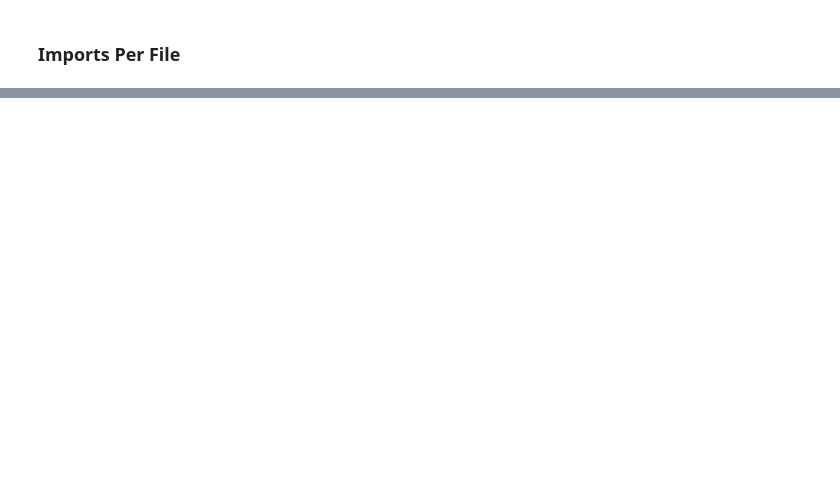
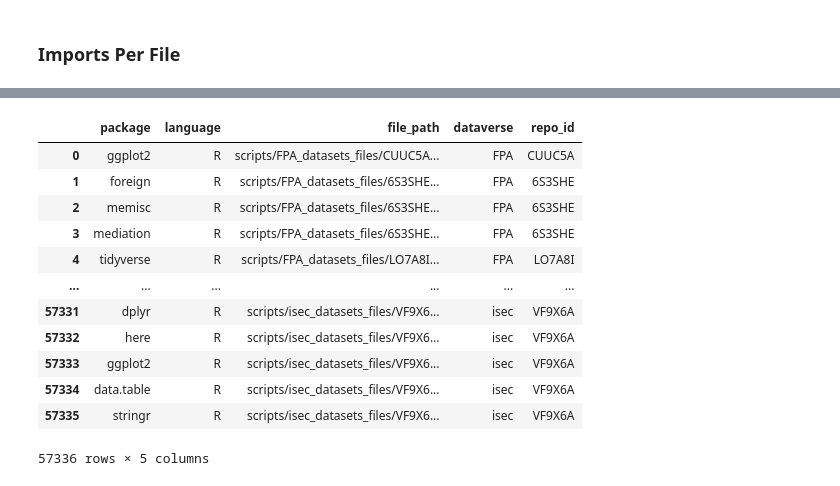
Before and after one commit to recite/softverse, a Jupyter notebook: scripts/03_tally_imports.ipynb, the cells around one changed output, grey strips where cells are left out. Drawn from its saved outputs; the diff is of its cells as text; code cells hidden in the pictures; blank space fills up the shorter version.

Commit message:
data from 34 journals

```diff
--- a/scripts/03_tally_imports.ipynb
+++ b/scripts/03_tally_imports.ipynb
@@ -26,7 +81,25 @@ def process_folder(folder_path):
+# %%
+def extract_imports_from_folder(folder_path):
+    dfs = []
+    for root, dirs, files in os.walk(folder_path):
+        for file in files:
+            file_path = os.path.join(root, file)
+
+            try:
+                df = get_imports(file_path)
+            except Exception as e:
+                logger.error(f"Error processing {file_path}: {e}")
+                continue
+
+            if df is not None:
+                dfs.append(df)
+
+    imports_df = pd.concat(dfs, ignore_index=True)
+
+    return imports_df
 # %%
 # Specify the root folder where to start the search
 root_folder = 'scripts/'
 
 # Process the files and store the results in a DataFrame
-data = process_folder(root_folder)
-df = pd.DataFrame(data, columns=['path_name', 'imports'])
+data = extract_imports_from_folder(root_folder)
@@ -33,4 +147,4 @@ df = pd.DataFrame(data, columns=['path_name', 'imports'])
 # %%
-df['dataverse'] = df['path_name'].str.extract(r'/([^/]+)_datasets_files/')
-df['repo_id'] = df['path_name'].str.extract(r'_datasets_files/([^/]+)/')
+data['dataverse'] = data['file_path'].str.extract(r'/([^/]+)_datasets_files/')
+data['repo_id'] = data['file_path'].str.extract(r'_datasets_files/([^/]+)/')
 # %%
@@ -41,0 +152,16 @@ cites_df = pd.DataFrame(repo_level["imports"].explode().value_counts().reset_ind
+# %%
+data
+# %% [output]
+|  | package | language | file_path | dataverse | repo_id |
+| 0 | ggplot2 | R | scripts/FPA_datasets_files/CUUC5A... | FPA | CUUC5A |
+| 1 | foreign | R | scripts/FPA_datasets_files/6S3SHE... | FPA | 6S3SHE |
+| 2 | memisc | R | scripts/FPA_datasets_files/6S3SHE... | FPA | 6S3SHE |
+| 3 | mediation | R | scripts/FPA_datasets_files/6S3SHE... | FPA | 6S3SHE |
+| 4 | tidyverse | R | scripts/FPA_datasets_files/LO7A8I... | FPA | LO7A8I |
+| ... | ... | ... | ... | ... | ... |
+| 57331 | dplyr | R | scripts/isec_datasets_files/VF9X6... | isec | VF9X6A |
+| 57332 | here | R | scripts/isec_datasets_files/VF9X6... | isec | VF9X6A |
+| 57333 | ggplot2 | R | scripts/isec_datasets_files/VF9X6... | isec | VF9X6A |
+| 57334 | data.table | R | scripts/isec_datasets_files/VF9X6... | isec | VF9X6A |
+| 57335 | stringr | R | scripts/isec_datasets_files/VF9X6... | isec | VF9X6A |
+57336 rows × 5 columns
```
Also changed, not shown: parts of 15 cells of this notebook, 10 other files.
